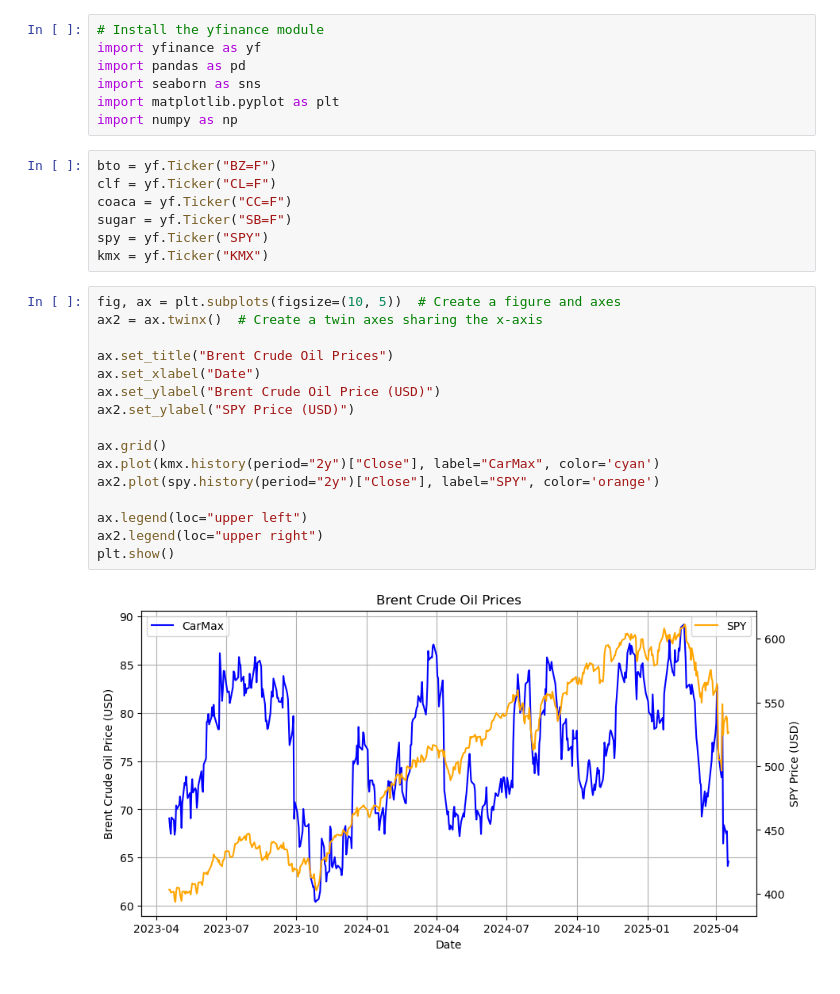
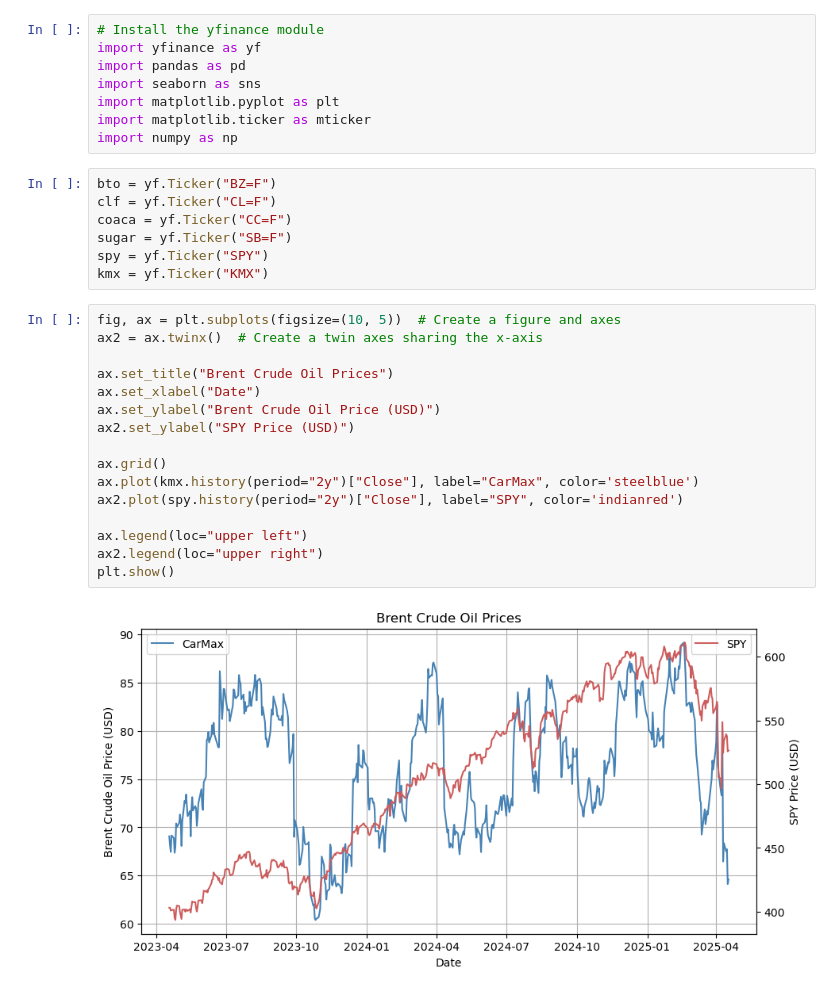
Before and after one commit to anderson120912091209/commodities-time-series-analysis, a Jupyter notebook: Quantitative Methods Time Series.ipynb, the cells around one changed output. Cells and saved outputs as stored; diff of their text form.

```diff
--- a/Quantitative Methods Time Series.ipynb
+++ b/Quantitative Methods Time Series.ipynb
@@ -6,6 +18,7 @@ import yfinance as yf
 import pandas as pd
 import seaborn as sns
 import matplotlib.pyplot as plt
+import matplotlib.ticker as mticker
 import numpy as np
 # %%
 bto = yf.Ticker("BZ=F")
@@ -17,18 +30,18 @@ kmx = yf.Ticker("KMX")
 # %%
 fig, ax = plt.subplots(figsize=(10, 5))  # Create a figure and axes
 ax2 = ax.twinx()  # Create a twin axes sharing the x-axis
 
 ax.set_title("Brent Crude Oil Prices")
 ax.set_xlabel("Date")
 ax.set_ylabel("Brent Crude Oil Price (USD)")
 ax2.set_ylabel("SPY Price (USD)")
 
 ax.grid()
-ax.plot(kmx.history(period="2y")["Close"], label="CarMax", color='cyan')
-ax2.plot(spy.history(period="2y")["Close"], label="SPY", color='orange')
+ax.plot(kmx.history(period="2y")["Close"], label="CarMax", color='steelblue')
+ax2.plot(spy.history(period="2y")["Close"], label="SPY", color='indianred')
 
 ax.legend(loc="upper left")
 ax2.legend(loc="upper right")
 plt.show()
 # %% [output]
-[figure, old version]
+[figure, new version]
```
Also changed, not shown: parts of 4 cells of this notebook.
